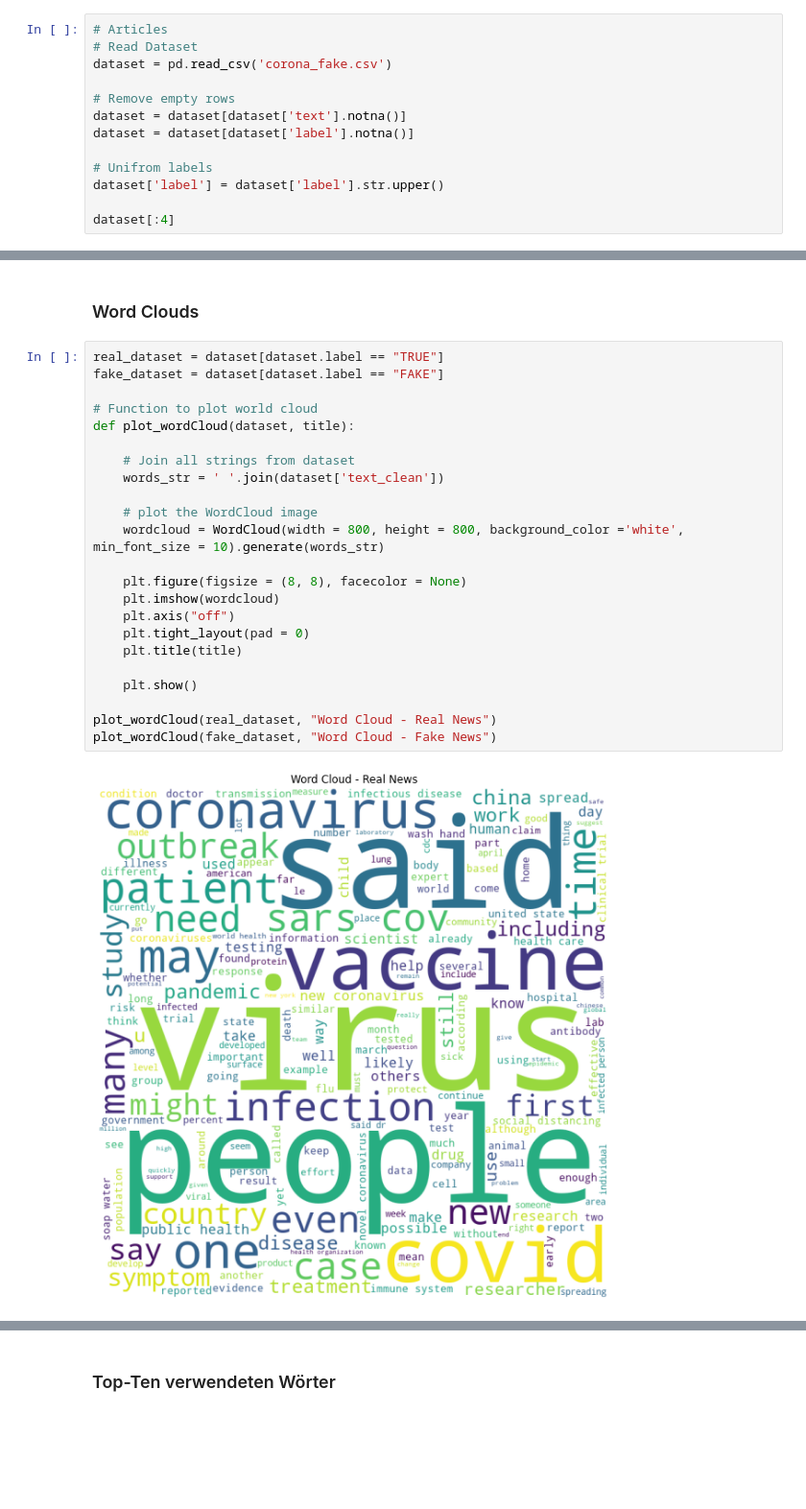
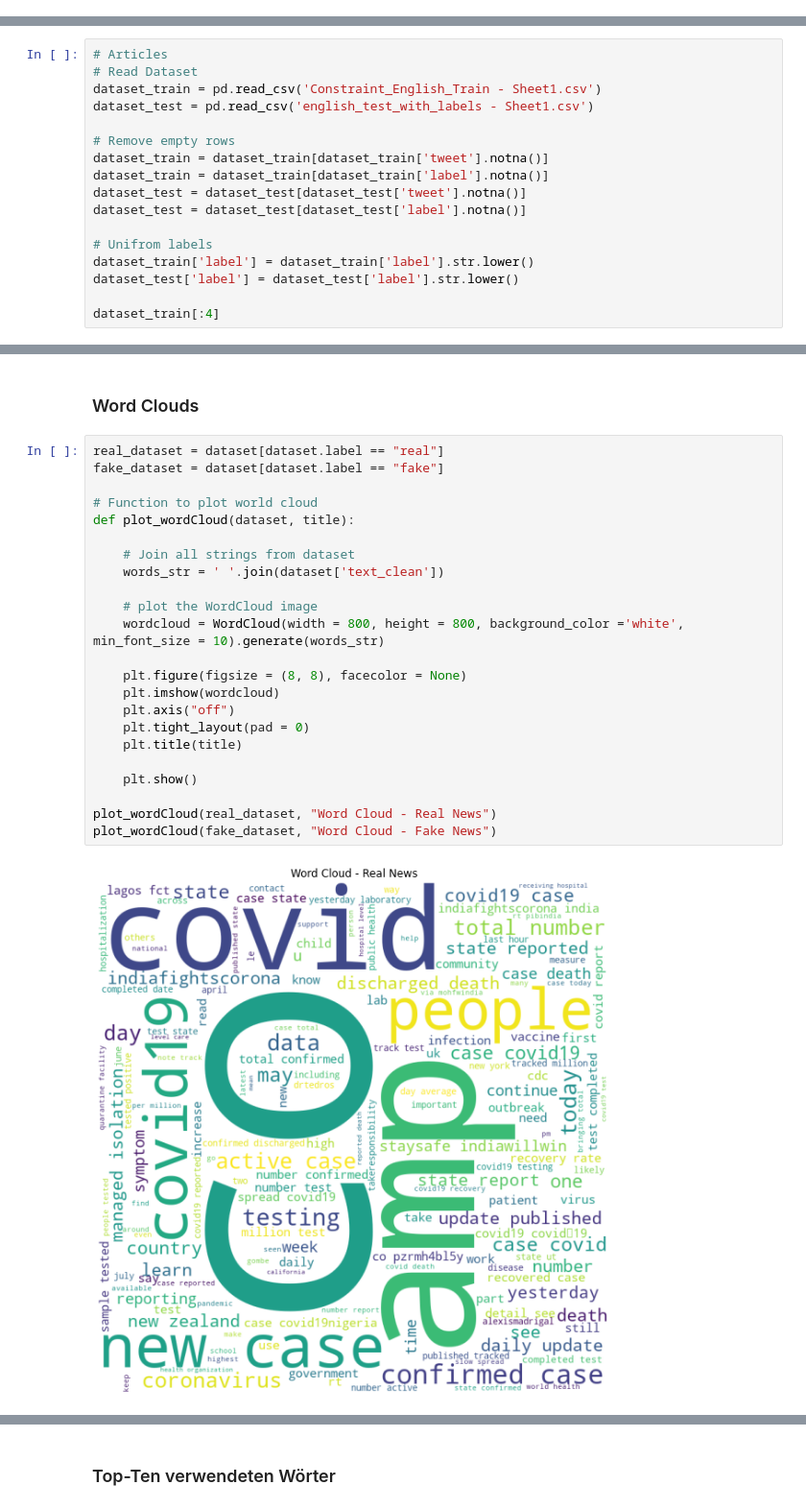
Before and after one commit to Kai-UweHueber/Studienarbeit_Covid_Fake_News_Classifier, a Jupyter notebook: 2021_Studienarbeit_Menacher_Hüber.ipynb, the cells around one changed output, grey strips where cells are left out. Shown at 96% size. Cells and saved outputs as stored; diff of their text form; blank space fills up the shorter version.

```diff
--- a/2021_Studienarbeit_Menacher_Hüber.ipynb
+++ b/2021_Studienarbeit_Menacher_Hüber.ipynb
@@ -74,16 +78,3 @@ Im folgenden wird der [Trainingsdatensatz](https://raw.githubusercontent.com/sus
 class StopExecution(Exception):
     def _render_traceback_(self):
         pass
-# %%
-# Articles
-# Read Dataset
-dataset = pd.read_csv('corona_fake.csv')
-
-# Remove empty rows
-dataset = dataset[dataset['text'].notna()]
-dataset = dataset[dataset['label'].notna()]
-
-# Unifrom labels
-dataset['label'] = dataset['label'].str.upper()
-
-dataset[:4]
@@ -95,0 +81,17 @@ dataset[:4]
+# %%
+# Articles
+# Read Dataset
+dataset_train = pd.read_csv('Constraint_English_Train - Sheet1.csv')
+dataset_test = pd.read_csv('english_test_with_labels - Sheet1.csv')
+
+# Remove empty rows
+dataset_train = dataset_train[dataset_train['tweet'].notna()]
+dataset_train = dataset_train[dataset_train['label'].notna()]
+dataset_test = dataset_test[dataset_test['tweet'].notna()]
+dataset_test = dataset_test[dataset_test['label'].notna()]
+
+# Unifrom labels
+dataset_train['label'] = dataset_train['label'].str.lower()
+dataset_test['label'] = dataset_test['label'].str.lower()
+
+dataset_train[:4]
@@ -180,27 +206,27 @@ dataset['label'].iplot(
 # %% [markdown]
 ### Word Clouds <a class="anchor" id="chapter3-2"></a>
 # %%
-real_dataset = dataset[dataset.label == "TRUE"]
-fake_dataset = dataset[dataset.label == "FAKE"]
+real_dataset = dataset[dataset.label == "real"]
+fake_dataset = dataset[dataset.label == "fake"]
 
 # Function to plot world cloud
 def plot_wordCloud(dataset, title):
 
     # Join all strings from dataset
     words_str = ' '.join(dataset['text_clean'])
 
     # plot the WordCloud image
     wordcloud = WordCloud(width = 800, height = 800, background_color ='white',  min_font_size = 10).generate(words_str)
 
     plt.figure(figsize = (8, 8), facecolor = None)
     plt.imshow(wordcloud)
     plt.axis("off")
     plt.tight_layout(pad = 0)
     plt.title(title)
 
     plt.show()
 
 plot_wordCloud(real_dataset, "Word Cloud - Real News")
 plot_wordCloud(fake_dataset, "Word Cloud - Fake News")
 # %% [output]
-[figure, old version]
+[figure, new version]
```
Also changed, not shown: parts of 14 cells of this notebook, 1 other file.
